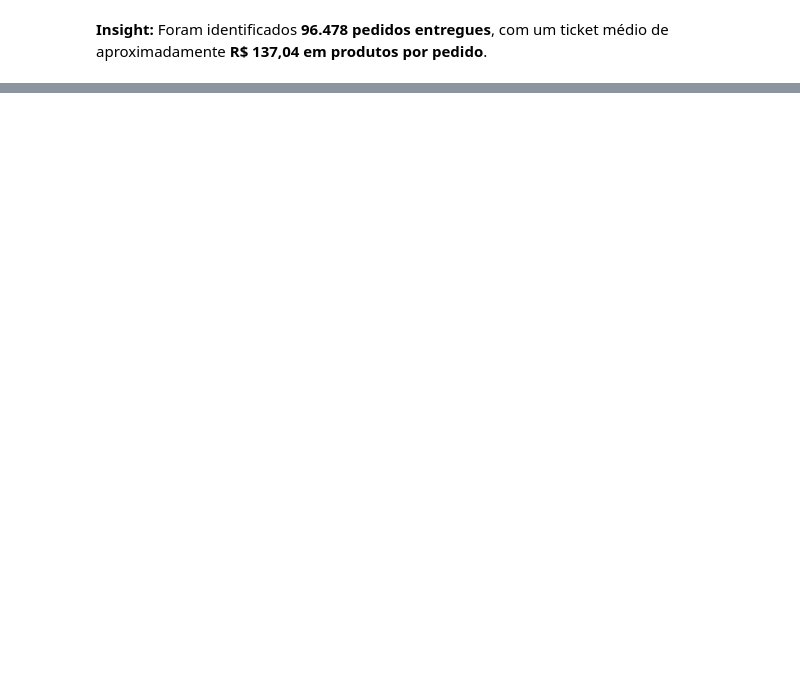
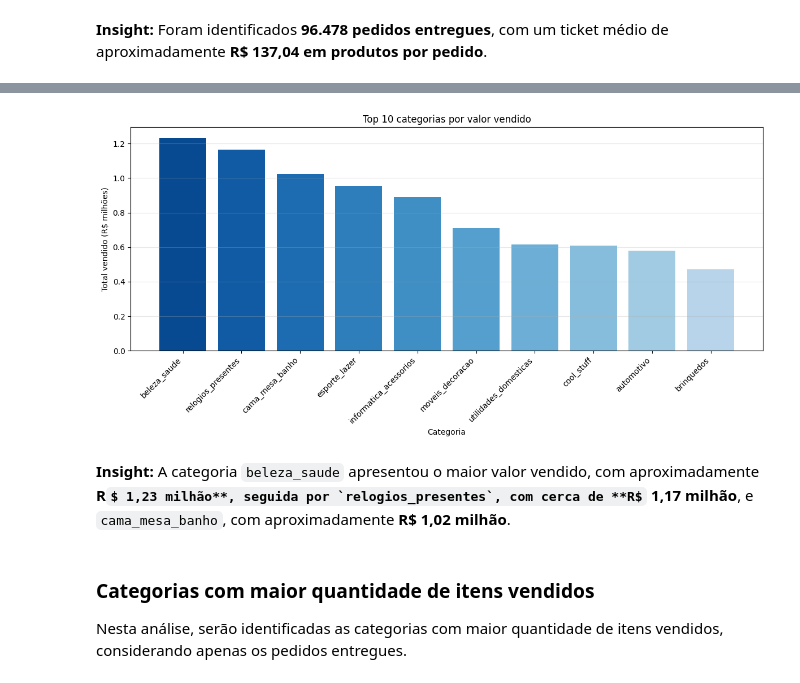
Before and after one commit to gsrizzo/analise-ecommerce-olist, a Jupyter notebook: notebooks/03_analise_exploratoria.ipynb, the cells around one changed output, grey strips where cells are left out. Cells and saved outputs as stored; diff of their text form; code cells hidden in the pictures; some formulas as TeX source; blank space fills up the shorter version.

Commit message:
feat: avanca analise exploratoria de vendas e pagamentos

```diff
--- a/notebooks/03_analise_exploratoria.ipynb
+++ b/notebooks/03_analise_exploratoria.ipynb
@@ -129,0 +155,2 @@ Ticket Médio: R$137.04
+# %%
+df_itens_categoria = df_itens_entregues.merge(df_produtos[["product_id", "product_category_name"]], on="product_id", how="left")
@@ -129,0 +161,8 @@ Ticket Médio: R$137.04
+# %%
+df_valor_categoria = df_itens_categoria.groupby("product_category_name")["price"].sum().sort_values(ascending=False).reset_index()
+
+df_valor_categoria = df_valor_categoria.rename(columns={"price": "venda_total_categoria"})
+
+df_top10_categorias = df_valor_categoria.head(10).copy()
+
+df_top10_categorias
@@ -129,0 +181,36 @@ Ticket Médio: R$137.04
+# %%
+df_top10_categorias["venda_total_categoria_milhoes"] = (df_top10_categorias["venda_total_categoria"] / 1000000)
+# %%
+cores_degrade = [
+    '#084a91',
+    '#105ba4',
+    '#1d6cb1',
+    '#2e7ebc',
+    '#3f8fc5',
+    '#549fcd',
+    '#6caed6',
+    '#87bddc',
+    '#a1cbe2',
+    '#b7d4ea']
+
+plt.figure(figsize=(12,6))
+
+plt.bar(df_top10_categorias["product_category_name"], df_top10_categorias["venda_total_categoria_milhoes"], color=cores_degrade)
+
+plt.title("Top 10 categorias por valor vendido")
+plt.xlabel("Categoria")
+plt.ylabel("Total vendido (R$ milhões)")
+
+plt.xticks(rotation=45, ha="right")
+plt.grid(axis="y", alpha=0.3)
+plt.tight_layout()
+
+plt.show()
+# %% [output]
+[figure, added]
+# %% [markdown]
+**Insight:** A categoria `beleza_saude` apresentou o maior valor vendido, com aproximadamente **R$ 1,23 milhão**, seguida por `relogios_presentes`, com cerca de **R$ 1,17 milhão**, e `cama_mesa_banho`, com aproximadamente **R$ 1,02 milhão**.
+# %% [markdown]
+### Categorias com maior quantidade de itens vendidos
+
+Nesta análise, serão identificadas as categorias com maior quantidade de itens vendidos, considerando apenas os pedidos entregues.
```
Also changed, not shown: parts of 29 cells of this notebook.
